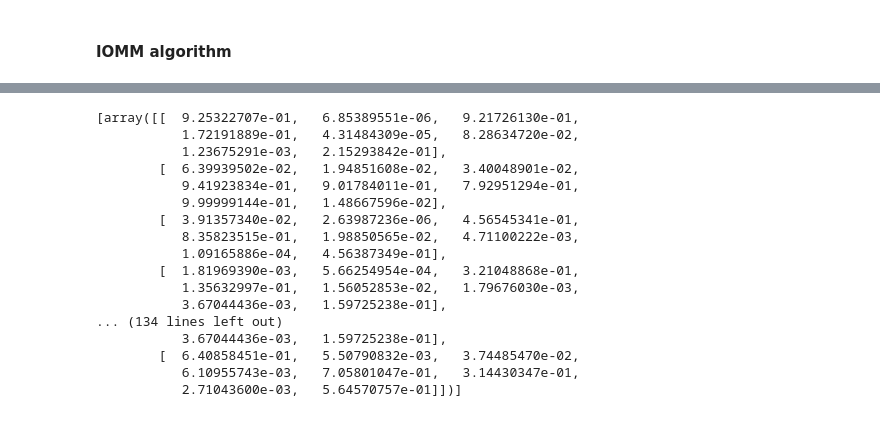
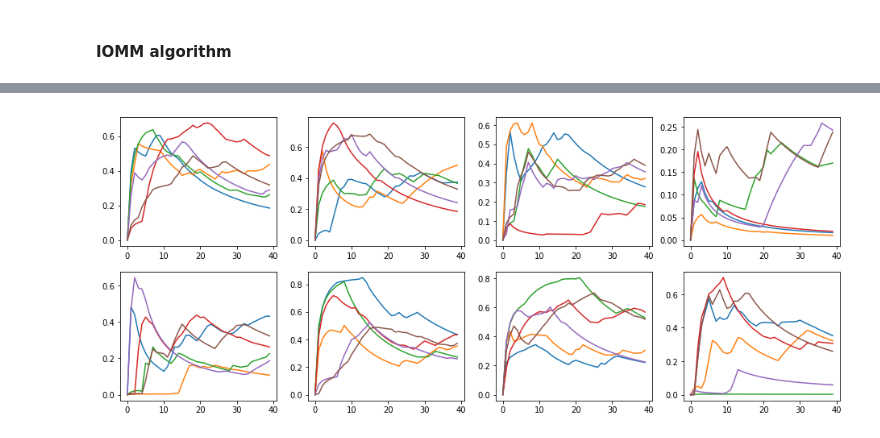
Before and after one commit to AntoineG92/bayes_overlapping_clusters, a Jupyter notebook: IOMM_algo_synthetic_data_AG_V2.ipynb, the cells around one changed output, grey strips where cells are left out. Cells and saved outputs as stored; diff of their text form; code cells hidden in the pictures.

Commit message:
add convergence of Thetas and U_hat eval

```diff
--- a/IOMM_algo_synthetic_data_AG_V2.ipynb
+++ b/IOMM_algo_synthetic_data_AG_V2.ipynb
@@ -8,12 +8,12 @@ import utils, iomm
 ### Synthetic Data
 # %%
 #Generate synthetic data
-K=5
-N=5
+K=6
+N=10
 D=8
-N_iter=10
+N_iter=1000
 alpha_prior = 4
-burning_period=3
+burning_period=200
 
 Z = utils.random_z(N,K)
 X = utils.random_x(N,D)
@@ -90,2 +82,3 @@ plt.show()
 # %%
-Z_hat,theta_resampled = IOMM.learning(apply_log=False,random_walk=False)
+%%capture
+Z_hat,theta_resampled,Z_hat_mean = IOMM.learning(apply_log=False,random_walk=False)
@@ -143,9 +124,15 @@ array([[ 0.,  1.,  0.,  0.,  0.],
 # %%
 theta_evol=np.zeros([N_iter,K*D])
+theta_evol_mean=np.zeros([N_iter,K*D])
+temp=0
 ind_evol=0
 for n in range(N_iter):
     ind_evol=0
-    for k in range(K):
-        for d in range(D):
+    for d in range(D):
+        for k in range(K):
             theta_evol[n,ind_evol]=theta_resampled[n][k,d]
             ind_evol=ind_evol+1
+
+for n in range(N_iter):
+    for ind in range(K*D):
+        theta_evol_mean[n,ind]=np.sum(theta_evol[:n,ind])/(n+1)
@@ -157,20 +139,10 @@ plt.show()
-# %%
-theta_resampled
-# %% [output]
-[array([[  9.25322707e-01,   6.85389551e-06,   9.21726130e-01,
-           1.72191889e-01,   4.31484309e-05,   8.28634720e-02,
-           1.23675291e-03,   2.15293842e-01],
-        [  6.39939502e-02,   1.94851608e-02,   3.40048901e-02,
-           9.41923834e-01,   9.01784011e-01,   7.92951294e-01,
-           9.99999144e-01,   1.48667596e-02],
-        [  3.91357340e-02,   2.63987236e-06,   4.56545341e-01,
-           8.35823515e-01,   1.98850565e-02,   4.71100222e-03,
-           1.09165886e-04,   4.56387349e-01],
-        [  1.81969390e-03,   5.66254954e-04,   3.21048868e-01,
-           1.35632997e-01,   1.56052853e-02,   1.79676030e-03,
-           3.67044436e-03,   1.59725238e-01],
-... (134 lines left out)
-           3.67044436e-03,   1.59725238e-01],
-        [  6.40858451e-01,   5.50790832e-03,   3.74485470e-02,
-           6.10955743e-03,   7.05801047e-01,   3.14430347e-01,
-           2.71043600e-03,   5.64570757e-01]])]
+# %%
+fig=plt.figure(figsize=(16,10))
+
+for d in range(D):
+    ax=fig.add_subplot(3,4,d+1)
+    for kd in range(K*(d),K*(d+1)):
+        ax.plot(range(N_iter),theta_evol_mean[:,kd])
+plt.show()
+# %% [output]
+[figure, added]
```
Also changed, not shown: parts of 15 cells of this notebook, 1 other file.
